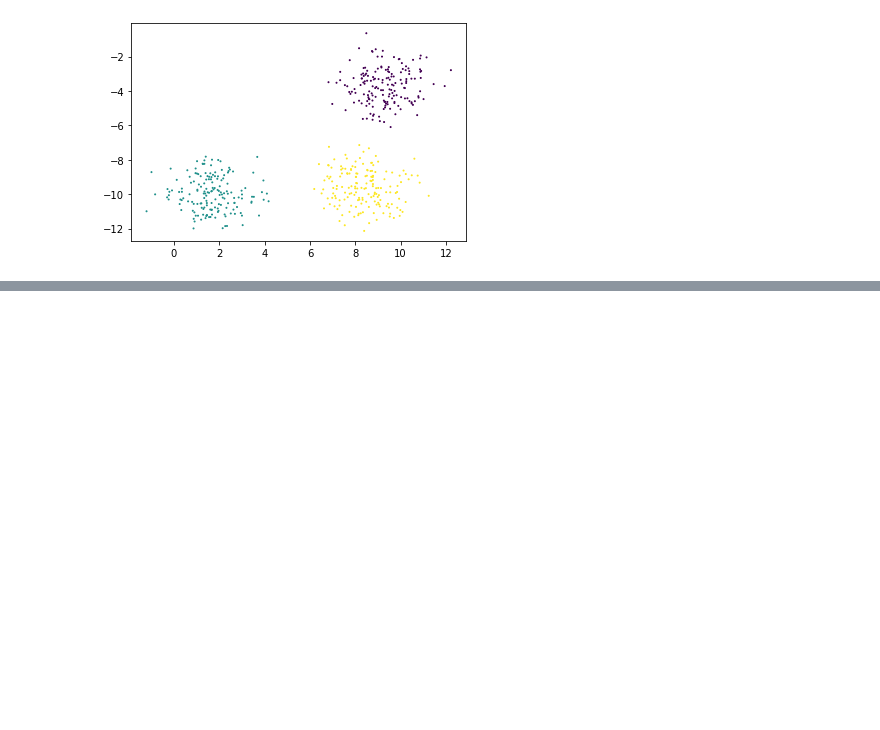
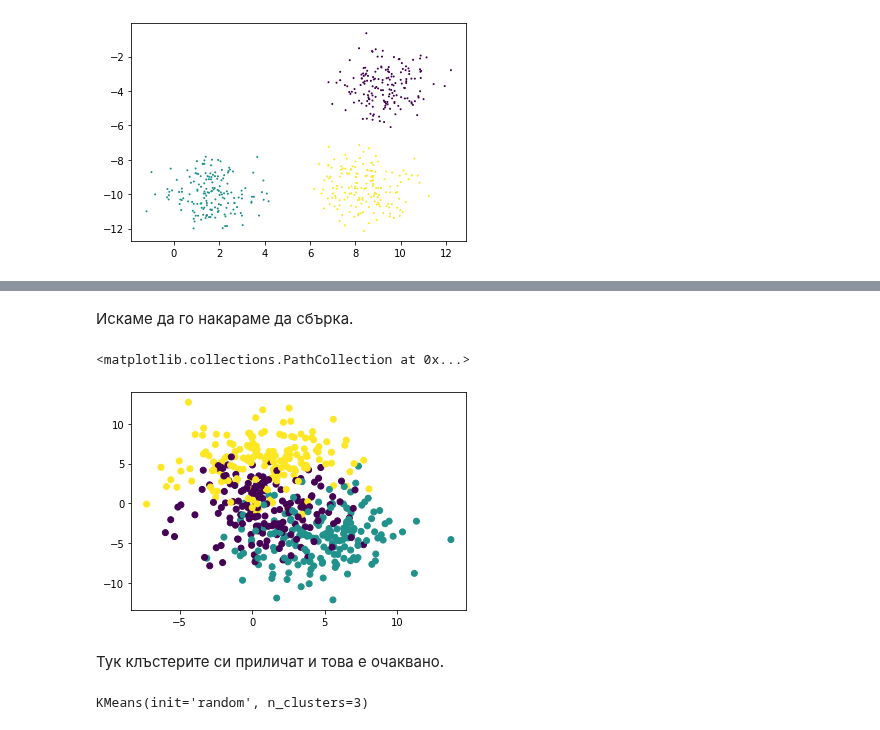
Before and after one commit to GalkaKG/Machine-Learning, a Jupyter notebook: 06.Clustering/Clustering.ipynb, the cells around one changed output, grey strips where cells are left out. Drawn from its saved outputs; the diff is of its cells as text; code cells hidden in the pictures; blank space fills up the shorter version.

```diff
--- a/06.Clustering/Clustering.ipynb
+++ b/06.Clustering/Clustering.ipynb
@@ -169,0 +180,15 @@ array([3, 5, 2, ..., 6, 7, 3])
+# %%
+attributes, clusters = make_blobs(n_samples = 500, cluster_std = 3)
+# %% [markdown]
+Искаме да го накараме да сбърка.
+# %%
+plt.scatter(attributes[:, 0], attributes[:, 1], c = clusters)
+# %% [output]
+<matplotlib.collections.PathCollection at 0x...>
+[figure, added]
+# %% [markdown]
+Тук клъстерите си приличат и това е очаквано.
+# %%
+k_means.fit(attributes)
+# %% [output]
+KMeans(init='random', n_clusters=3)
```
Also changed, not shown: parts of 16 cells of this notebook, 1 other file.
